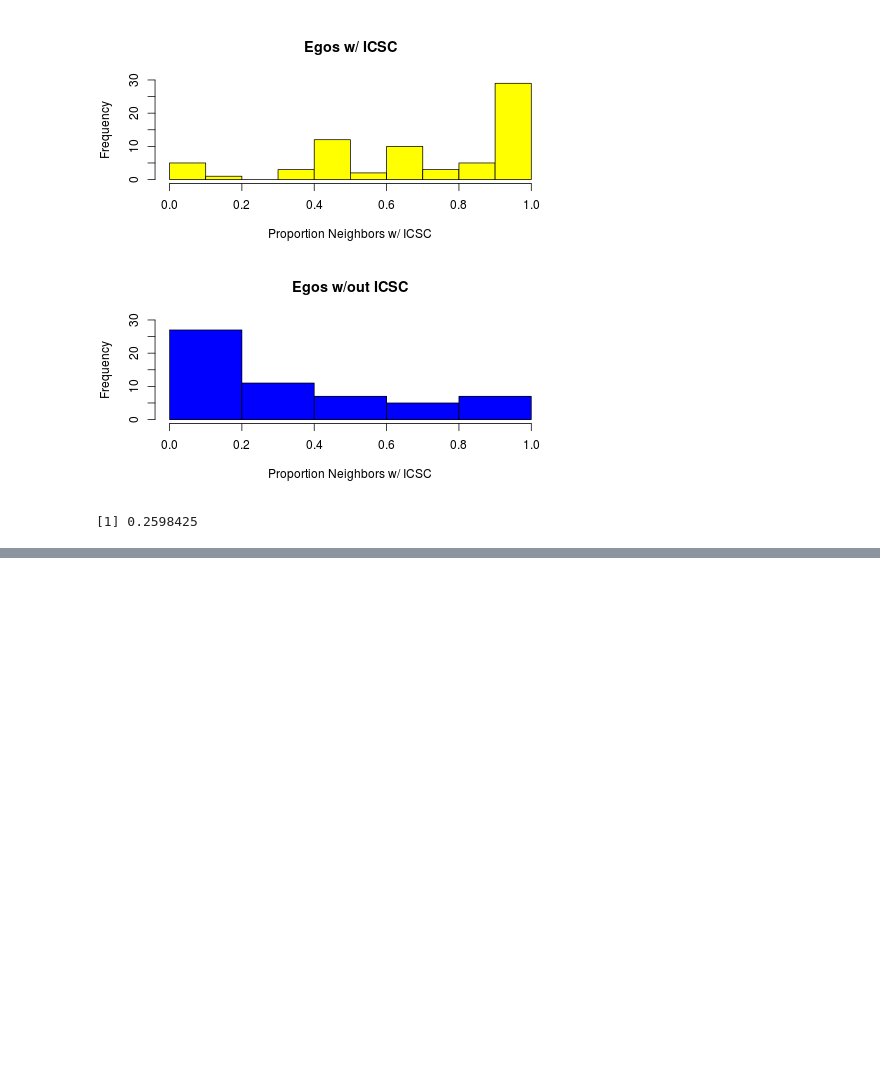
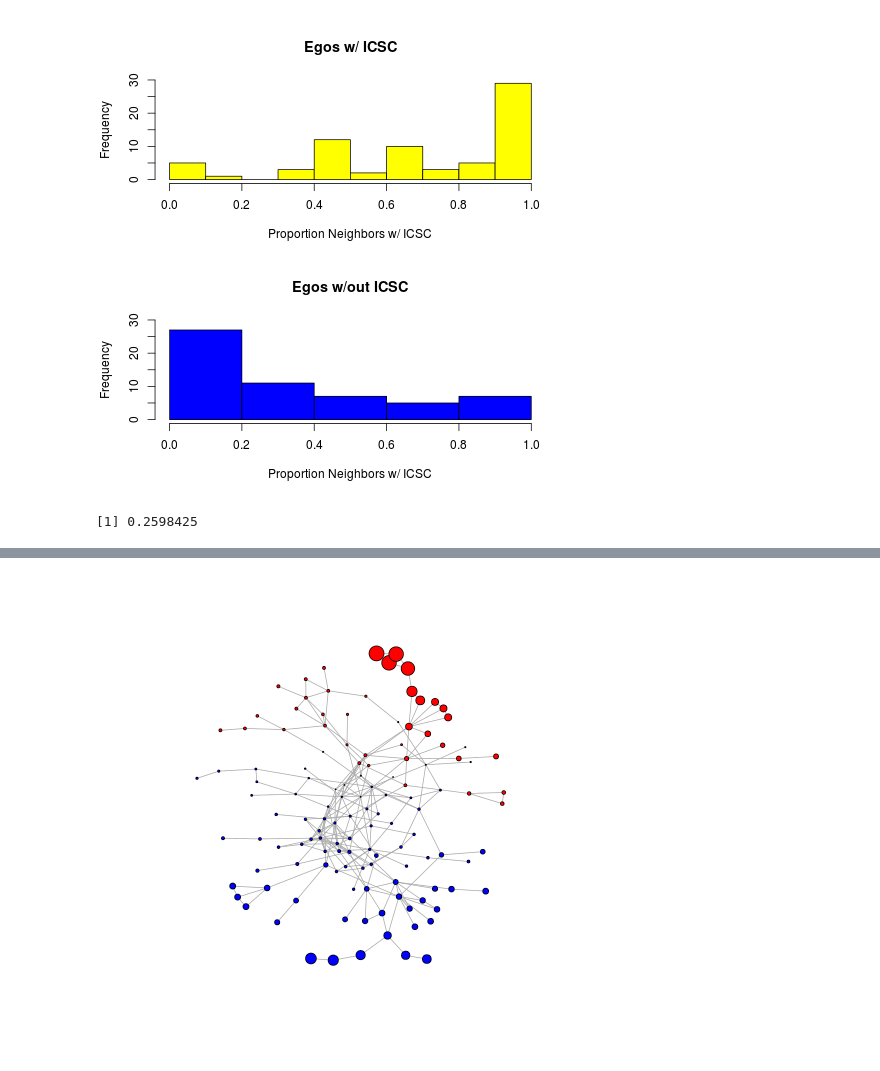
Before and after one commit to anhnguyendepocen/visual, a Jupyter notebook: part3/B_Network/ch08/08_Modeling_and_Predction_for_Processes_on_Network_Graphs.ipynb, the cells around one changed output, grey strips where cells are left out. Saved outputs shown, nothing was run; the diff lists cells and outputs as text; code cells hidden in the pictures; blank space fills up the shorter version.

```diff
--- a/part3/B_Network/ch08/08_Modeling_and_Predction_for_Processes_on_Network_Graphs.ipynb
+++ b/part3/B_Network/ch08/08_Modeling_and_Predction_for_Processes_on_Network_Graphs.ipynb
@@ -98,0 +195,12 @@ ERROR: Error in as.vector(x): 객체 'icst.ida'를 찾을 수 없습니다
+# %%
+v.colors[e.vec >= 0] <- "red"
+# %%
+v.colors[e.vec < 0] <- "blue"
+# %%
+v.size <- 15 * sqrt(abs(e.vec))
+# %%
+l <- layout.fruchterman.reingold(ppi.CC.gc)
+# %%
+plot(ppi.CC.gc, layout=l, vertex.color=v.colors, vertex.size=v.size, vertex.label=NA)
+# %% [output]
+[figure, added]
```
Also changed, not shown: parts of 70 cells of this notebook, 1 other file.
